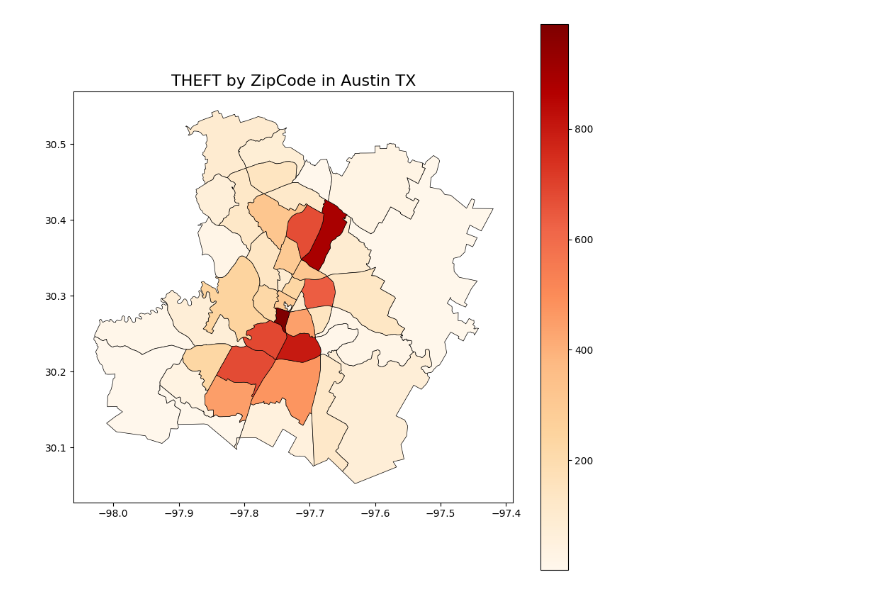
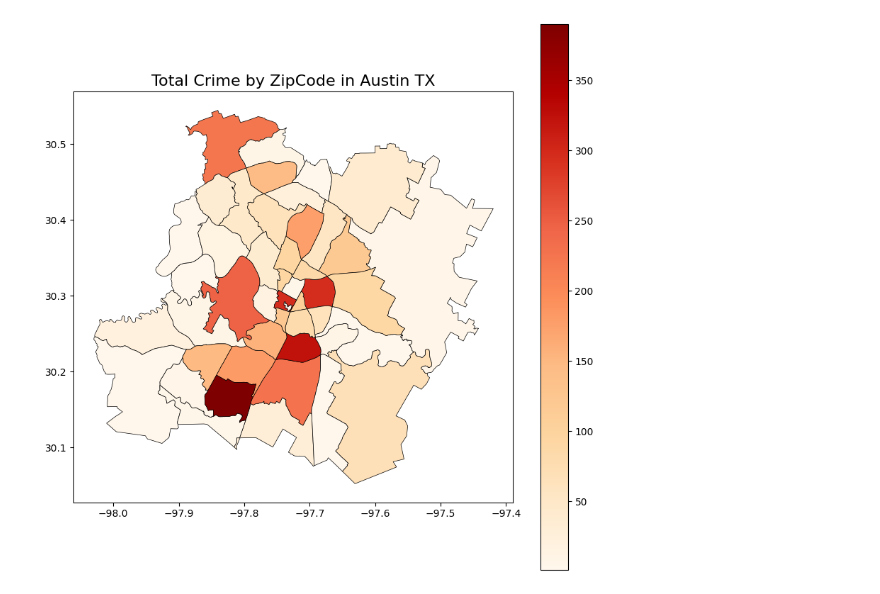
Before and after one commit to bethChris/cs5830_project2, a Jupyter notebook: project2.ipynb, the cells around one changed output. Cells and saved outputs as stored; diff of their text form; code cells hidden in the pictures.

Commit message:
Finished Analysis with p-value

```diff
--- a/project2.ipynb
+++ b/project2.ipynb
@@ -20,7 +50,11 @@ zip_codes.columns
 """
 Karl's Spatial Analysis
 """
-import geopandas as gpd
+
+"""
+Map of Austin TX
+https://openaustin.carto.com/u/oa-admin/tables/austin_area_zip_codes/public?redirected=true
+"""
 
 df = austin_housing.copy()
 # Date format: 01-Jan-15.  d=day, b=abbreviated month,y=2-digit year
@@ -28,35 +62,84 @@ df = austin_housing.copy()
 
 # Aggregate crimes by zip code
 crime_zip = df[['Zip_Code_Crime', 'Highest_Offense_Desc']].copy()
+crime_zip.rename(columns={'Zip_Code_Crime': 'Zip_Code'}, inplace=True)
 crime_zip.dropna(inplace=True)
-crime_zip.groupby(['Zip_Code_Crime', 'Highest_Offense_Desc']).count()
-crime_zip['Total_Crime'] = crime_zip.groupby(['Zip_Code_Crime', 'Highest_Offense_Desc'])['Highest_Offense_Desc'].transform('count')
-crime_zip['Zip_Code_Crime'] = crime_zip['Zip_Code_Crime'].astype('int64')
-crime_zip['Zip_Code_Crime'] = crime_zip['Zip_Code_Crime'].astype('str')
-# print(crime_zip.columns)
-# print(crime_zip.head(5))
+crime_zip['Zip_Code'] = crime_zip['Zip_Code'].astype('int').astype('str')
+crime_zip.groupby(['Zip_Code', 'Highest_Offense_Desc']).count()
+crime_zip['Total_Crime'] = crime_zip.groupby(['Zip_Code', 'Highest_Offense_Desc'])['Highest_Offense_Desc'].transform('count')
 
-# Create a df with the number of THEFTS per zip code. Drop duplicates (dunno y there are duplicates)
-theft_by_zip = crime_zip[crime_zip['Highest_Offense_Desc'] == 'THEFT'].copy().reset_index(drop=True)
-theft_by_zip.drop(columns=['Highest_Offense_Desc'], inplace=True)
-theft_by_zip.drop_duplicates(inplace=True)
+# Process the crime_zip df to get zip codes and remove duplicates
+crime_zip.drop_duplicates(subset=['Zip_Code'], inplace=True)
+crime_zip.sort_values(by=['Total_Crime'], ascending=False, inplace=True)
+crime_zip.reset_index(drop=True, inplace=True)
+crime_zip.drop(columns=['Highest_Offense_Desc'], inplace=True)
+crime_zip['Total_Crime'] = crime_zip['Total_Crime'].astype('int')
 
-"""
-Map of Austin TX
-https://openaustin.carto.com/u/oa-admin/tables/austin_area_zip_codes/public?redirected=true
-"""
-# Load the GeoDataFrame
+# Remove zip codes that do not show up in the AustinZipCodes.csv
+# display the missing zip codes
+missing_zip_codes = crime_zip[~crime_zip['Zip_Code'].isin(zip_codes['Zip Code'].astype('str'))]
+crime_zip = crime_zip[crime_zip['Zip_Code'].isin(zip_codes['Zip Code'].astype('str'))]
+print(f'missing zip codes: {missing_zip_codes}')
+
+# Load the GeoDataFrame and merge it with crime_zip
 austinMap = gpd.read_file(os.path.join(dataPath, 'austin_area_zip_codes.geojson'))
 austinMap['zipcode'] = austinMap['zipcode'].astype('str')
 
-# Merge THEFT counts with austinMap
-austinMap = austinMap.merge(theft_by_zip, left_on='zipcode', right_on='Zip_Code_Crime', how='left')
-# Save GEOJSON file to look at data
-# austinMap.to_file(os.path.join(dataPath, 'austinMap.geojson'), driver='GeoJSON')
+# Merge num crimes per zip with the austin map
+austinMapCrimeZip = austinMap.copy()
+fig, ax = plt.subplots(1, 1, figsize=(10, 10))
+austinMapCrimeZip = austinMapCrimeZip.merge(crime_zip, left_on='zipcode', right_on='Zip_Code', how='left')
 
 # Plot the GeoDataFrame
+austinMapCrimeZip.plot(ax=ax, figsize=(10, 10), column='Total_Crime', cmap='OrRd', linewidth=0.5, edgecolor='black', legend=True)
+ax.set_title('Total Crime by ZipCode in Austin TX', fontsize=16)
+plt.show()
+
+
+
+"""
+Make a new column, titled theft_crime_rate, that is the number of crimes per 1000 people
+"""
+crime_rate = crime_zip[['Zip_Code', 'Total_Crime']].copy()
+population_zip = pd.read_csv(os.path.join(dataPath, 'AustinZipCodes.csv'))
+population_zip = population_zip[['Zip Code', 'Population']].copy()
+population_zip['Zip Code'] = population_zip['Zip Code'].astype('str')
+
+# Convert population into an int
+population_zip['Population'] = population_zip['Population'].str.replace(',', '')
+population_zip['Population'] = population_zip['Population'].astype('int')
+
+# Merge population_zip with crime_rate
+crime_rate = crime_rate.merge(population_zip, left_on='Zip_Code', right_on='Zip Code', how='left')
+crime_rate['crime_per_1000'] = crime_rate['Total_Crime'] / (crime_rate['Population'] / 1000)
+crime_rate.sort_values(by=['crime_per_1000'], ascending=False, inplace=True)
+crime_rate.drop(columns=['Total_Crime', 'Zip Code', 'Population'], inplace=True)
+crime_rate['crime_per_1000'] = crime_rate['crime_per_1000'].fillna(0)
+# crime_rate.dropna(inplace=True)
+print(crime_rate.head(5))
+print(crime_rate.info())
+
+# Plot the population with the geojson map
+# Analysis: How correlated is the number of crimes to the population of a zip code?
+austinMapCrimeRate = austinMap.copy()
 fig, ax = plt.subplots(1, 1, figsize=(10, 10))
-austinMap.plot(ax=ax, column='Total_Crime', cmap='OrRd', linewidth=0.5, edgecolor='black', legend=True)
-ax.set_title('THEFT by ZipCode in Austin TX', fontsize=16)
+austinMapCrimeRate = austinMapCrimeRate.merge(crime_rate, left_on='zipcode', right_on='Zip_Code', how='left')
+austinMapCrimeRate.plot(ax=ax, figsize=(10, 10), column='crime_per_1000',
+                        cmap='OrRd', linewidth=0.5, edgecolor='black',
+                        legend=True, )
+ax.set_title('Total Crime per 1000 residents in Austin TX', fontsize=16)
 plt.show()
+
+
+# Conduct a t-test on crime rates and zip codes
+# Calculate Pearson correlation coefficient and p-value
+# Perform Kruskal-Wallis test
+statistic, p_value = stats.kruskal(*[group["crime_per_1000"] for name, group in crime_rate.groupby("Zip_Code")])
+
+# Output results
+print(f"Kruskal-Wallis H-statistic: {statistic}")
+print(f"P-value: {p_value}")
+
+print("The Kruskal-Wallis test is NOT significant. We fail to reject the null hypothesis that the crime rates are the same across all zip codes.")
+print("Conclusion: The crime rates are not significantly different across all zip codes.")
 # %% [output]
@@ -63 +149 @@ plt.show()
-[figure, old version]
+[figure, new version]
```
Also changed, not shown: parts of 5 cells of this notebook.
